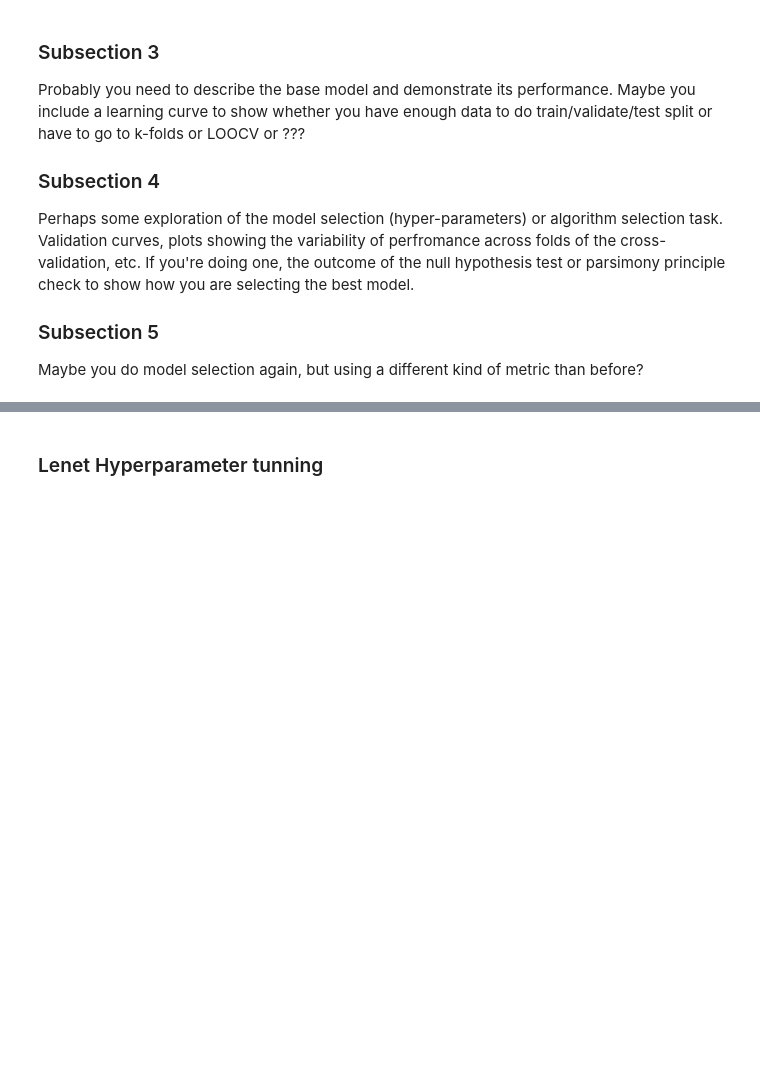
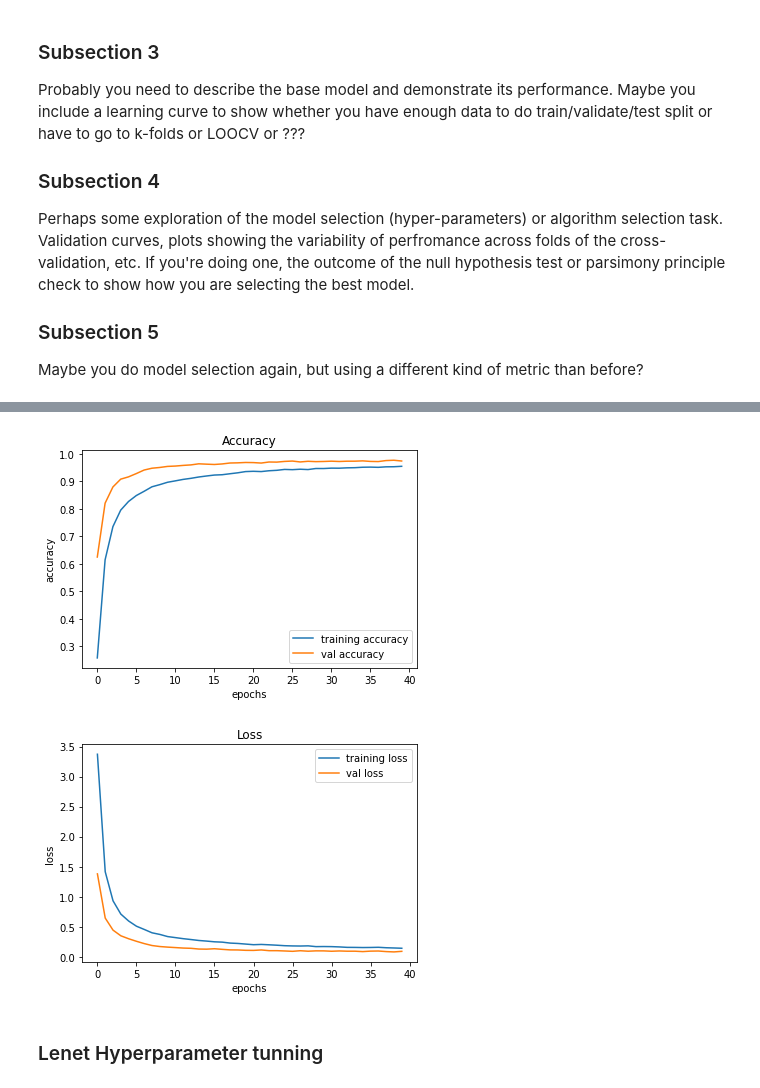
Before and after one commit to COGS118A/Group058-Sp22, a Jupyter notebook: FinalProject_group058.ipynb, the cells around one changed output, grey strips where cells are left out. Cells and saved outputs as stored; diff of their text form; code cells hidden in the pictures; blank space fills up the shorter version.

```diff
--- a/FinalProject_group058.ipynb
+++ b/FinalProject_group058.ipynb
@@ -156,0 +169,20 @@ Maybe you do model selection again, but using a different kind of metric than be
+# %%
+def LeNet(drop_1 = 0.25, drop_2 = 0.25, drop_3 = .5 , k_size1 = (5,5), k_size2 = (3,3)):
+    model = Sequential()
+    model.add(Conv2D(filters=32, kernel_size=k_size1, activation='relu', input_shape=X_train.shape[1:]))
+    model.add(Conv2D(filters=32, kernel_size=k_size1, activation='relu'))
+    model.add(MaxPool2D(pool_size=(2,2)))
+    model.add(Dropout(rate=drop_1))
+    model.add(Conv2D(filters=64, kernel_size=k_size2, activation='relu'))
+    model.add(Conv2D(filters=64, kernel_size=k_size2, activation='relu'))
+    model.add(MaxPool2D(pool_size=(2,2)))
+    model.add(Dropout(rate=drop_2))
+    model.add(Flatten())
+    model.add(Dense(256, activation='relu'))
+    model.add(Dropout(rate=drop_3))
+    model.add(Dense(classes, activation='softmax'))
+    model.compile(loss='categorical_crossentropy', optimizer='adam', metrics=['accuracy'])
+    return model
+# %%
+test = LeNet()
+test_plot = test.fit(X_train, y_train, batch_size= 128, epochs= 40, validation_data=(X_test,y_test))
@@ -157,3 +207,23 @@ Maybe you do model selection again, but using a different kind of metric than be
+# %%
+plt.figure(0)
+plt.plot(test_plot.history['accuracy'], label='training accuracy')
+plt.plot(test_plot.history['val_accuracy'], label='val accuracy')
+plt.title('Accuracy')
+plt.xlabel('epochs')
+plt.ylabel('accuracy')
+plt.legend()
+plt.show()
+plt.figure(1)
+plt.plot(test_plot.history['loss'], label='training loss')
+plt.plot(test_plot.history['val_loss'], label='val loss')
+plt.title('Loss')
+plt.xlabel('epochs')
+plt.ylabel('loss')
+plt.legend()
+plt.show()
+# %% [output]
+[figure, added]
+[figure, added]
 # %% [markdown]
 ### Lenet Hyperparameter tunning
 # %%
```
Also changed, not shown: parts of 6 cells of this notebook.
